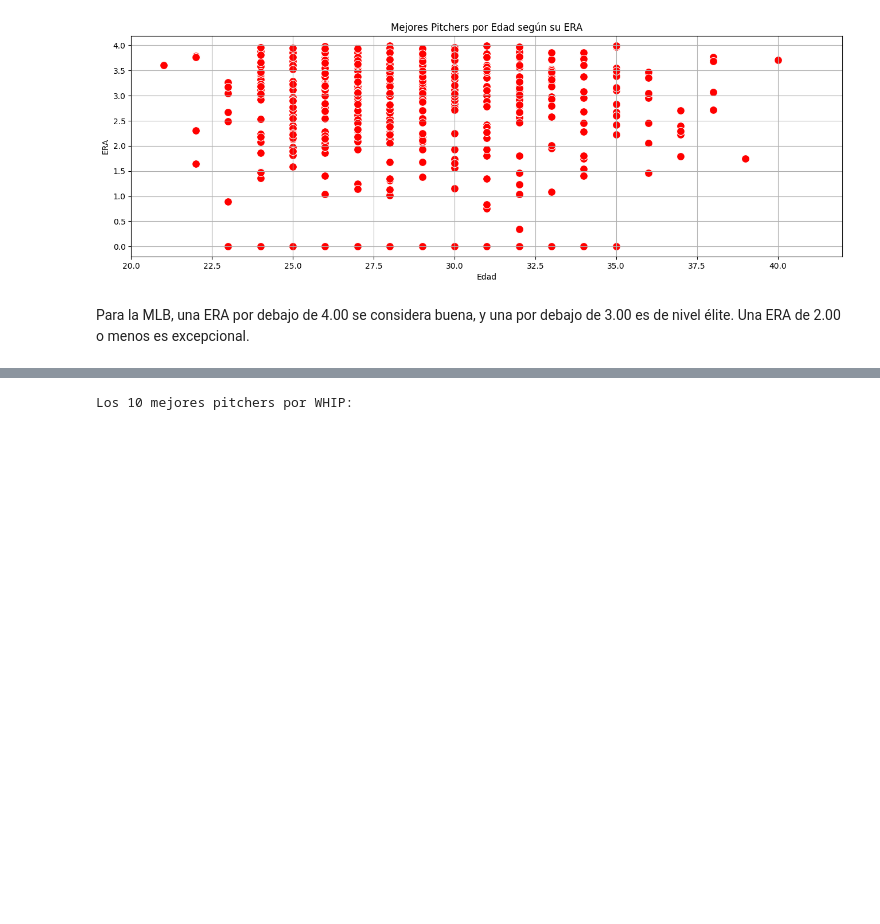
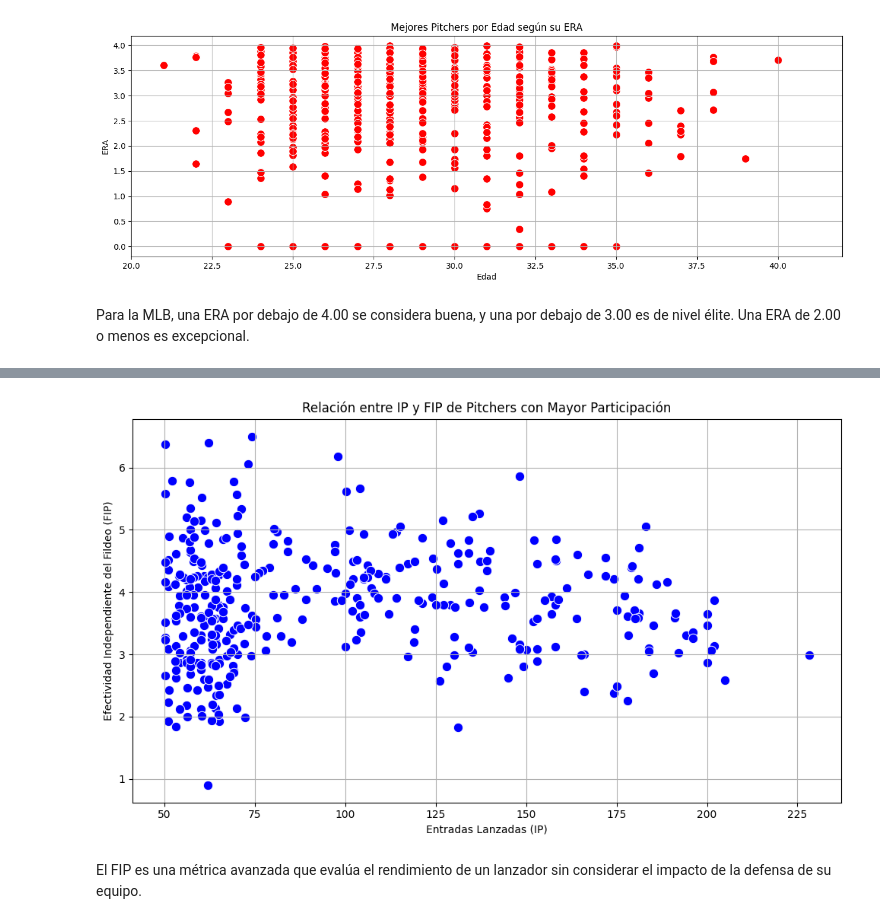
Before and after one commit to alvarogoncalves04/Trabajo-final--Alvaro-Goncalves-Yonelvis-Gonzales, a Jupyter notebook: test.ipynb, the cells around one changed output, grey strips where cells are left out. Saved outputs shown, nothing was run; the diff lists cells and outputs as text; code cells hidden in the pictures; blank space fills up the shorter version.

```diff
--- a/test.ipynb
+++ b/test.ipynb
@@ -366,3 +366,22 @@ else:
 # %%
+#Graficos objetivo 3
+
+# Filtrar pitchers con mayor participación (por ejemplo, IP > 50)
+df_mayor_participacion = df[df['IP'] > 50]
+
+# Crear gráfico de dispersión
+plt.figure(figsize=(10, 6))
+sns.scatterplot(data=df_mayor_participacion, x='IP', y='FIP', color='blue', s=80)
+
+# Títulos y etiquetas
+plt.title('Relación entre IP y FIP de Pitchers con Mayor Participación')
+plt.xlabel('Entradas Lanzadas (IP)')
+plt.ylabel('Efectividad Independiente del Fildeo (FIP)')
+plt.grid(True)
+
+plt.tight_layout()
+plt.show()
 # %% [output]
-Los 10 mejores pitchers por WHIP:
+[figure, added]
+# %% [markdown]
+El FIP es una métrica avanzada que evalúa el rendimiento de un lanzador sin considerar el impacto de la defensa de su equipo.
```
Also changed, not shown: parts of 9 cells of this notebook, 1 other file.
